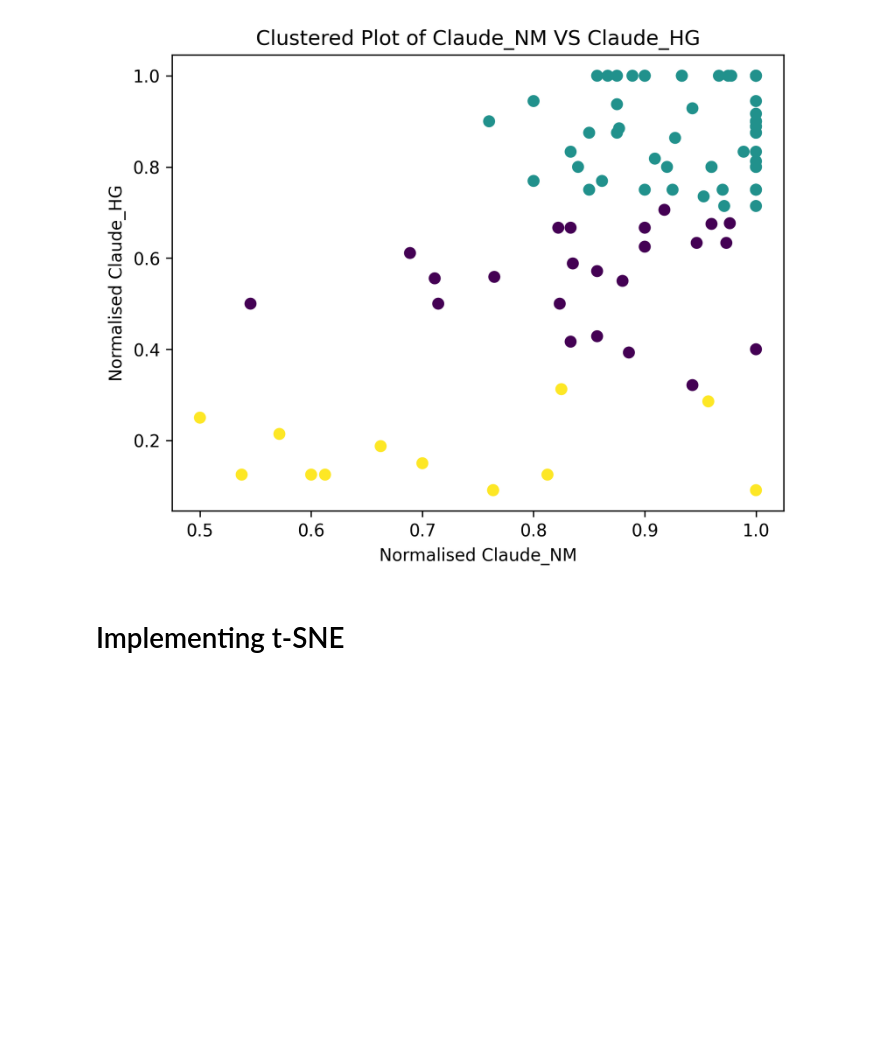
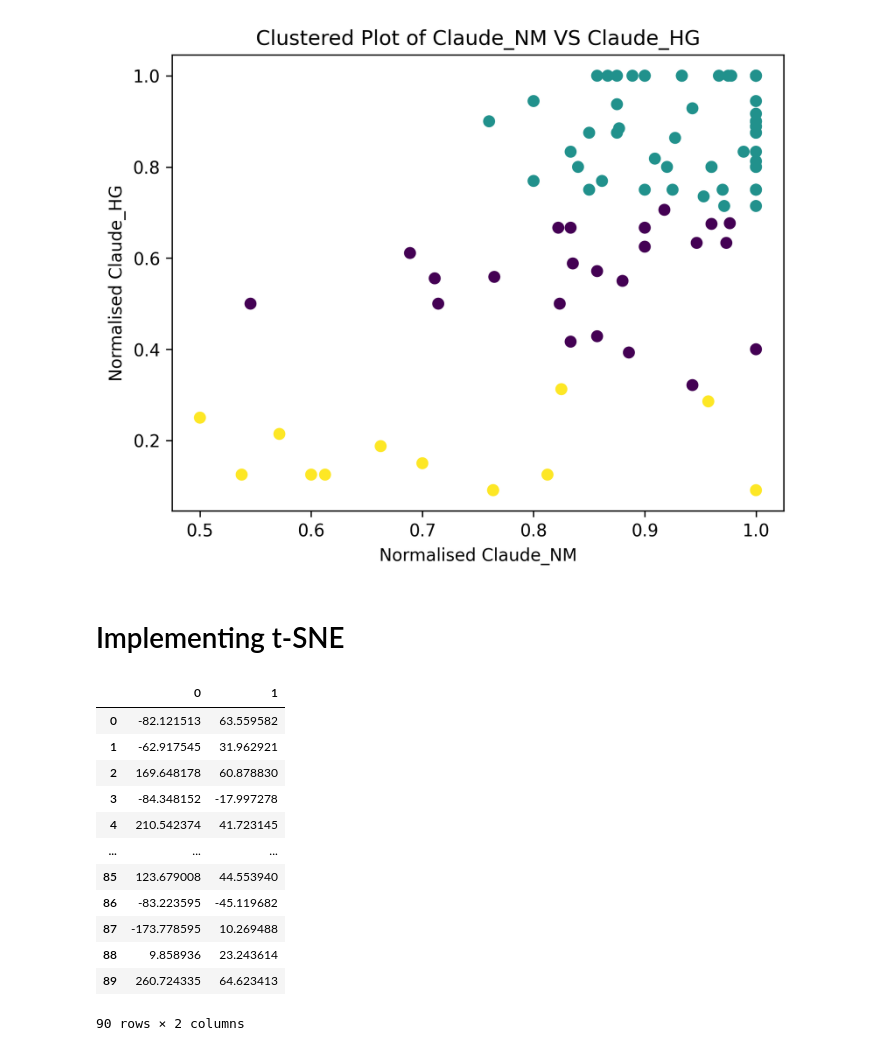
Before and after one commit to faraazakhtar185/LLM_Grader_Analysis, a Jupyter notebook: Claude Analysis.ipynb, the cells around one changed output. Saved outputs shown, nothing was run; the diff lists cells and outputs as text; code cells hidden in the pictures; blank space fills up the shorter version.

```diff
--- a/Claude Analysis.ipynb
+++ b/Claude Analysis.ipynb
@@ -496,0 +499,20 @@ red_data = pd.concat([]) #creating data with only normalised grades
+# %%
+#running t-SNE
+tsne = TSNE(learning_rate = 500, n_components = 2)
+x_tsne = tsne.fit_transform(red_data)
+y = np.concatenate(np.stack((np.repeat(1,30), np.repeat(2,30), np.repeat(3,30)), axis = 0)) #creating a subject marker
+pd.DataFrame(x_tsne)
+# %% [output]
+|  | 0 | 1 |
+| 0 | -82.121513 | 63.559582 |
+| 1 | -62.917545 | 31.962921 |
+| 2 | 169.648178 | 60.878830 |
+| 3 | -84.348152 | -17.997278 |
+| 4 | 210.542374 | 41.723145 |
+| ... | ... | ... |
+| 85 | 123.679008 | 44.553940 |
+| 86 | -83.223595 | -45.119682 |
+| 87 | -173.778595 | 10.269488 |
+| 88 | 9.858936 | 23.243614 |
+| 89 | 260.724335 | 64.623413 |
+90 rows × 2 columns
```
Also changed, not shown: parts of 6 cells of this notebook.
